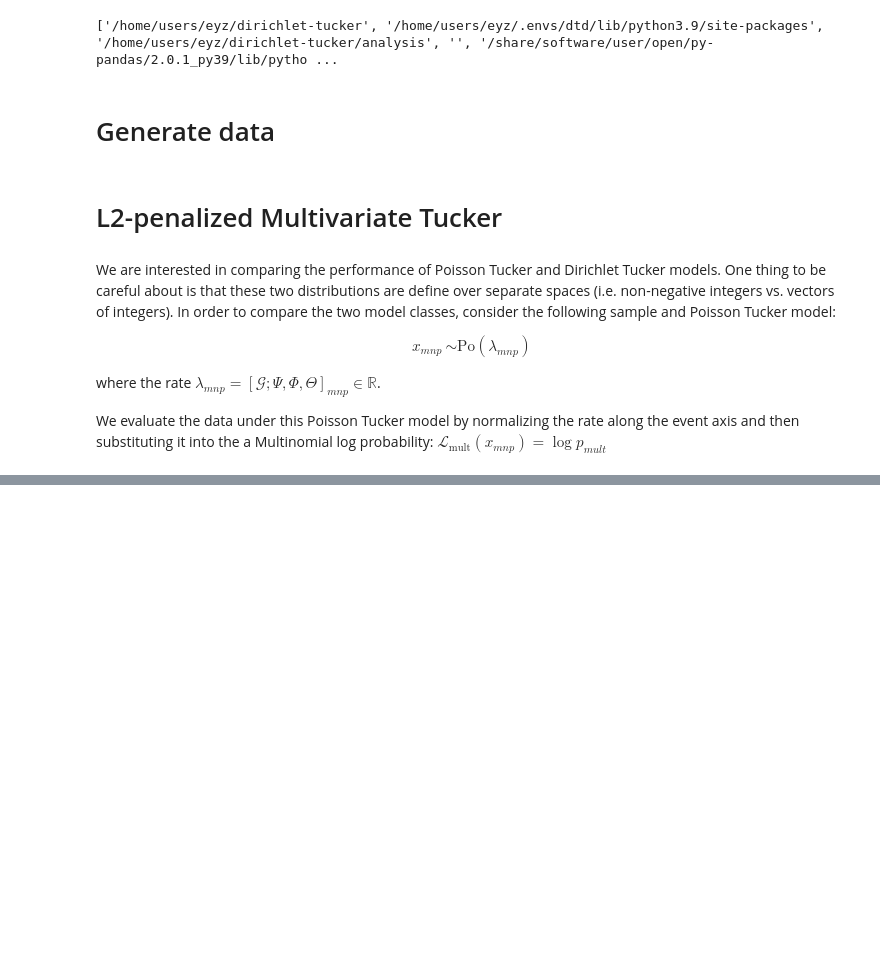
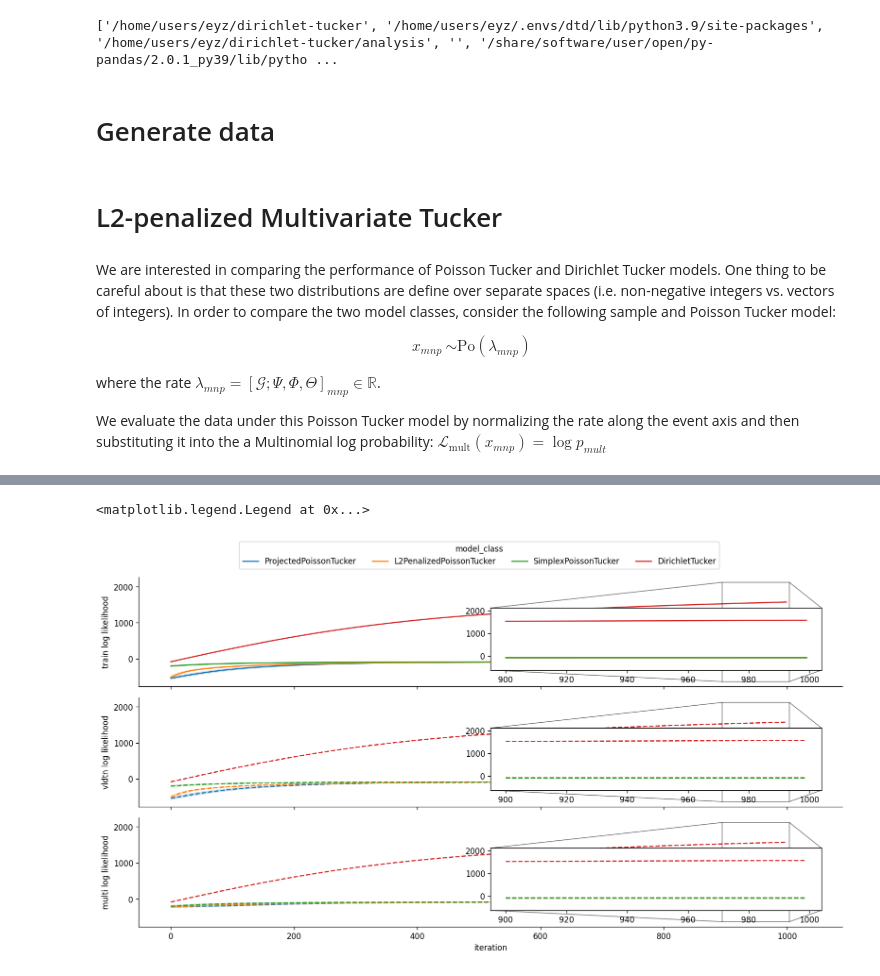
Before and after one commit to lindermanlab/dirichlet-tucker, a Jupyter notebook: analysis/model_comparison.ipynb, the cells around one changed output, grey strips where cells are left out. Cells and saved outputs as stored; diff of their text form; code cells hidden in the pictures; blank space fills up the shorter version.

```diff
--- a/analysis/model_comparison.ipynb
+++ b/analysis/model_comparison.ipynb
@@ -137,0 +148,8 @@ def scaled_poisson_iter_callback(loss, model, data, data_mask):
+# %%
+# (model_klass, log_prior_weight, iter_callback)
+model_and_params_list = [
+    (ProjectedPoissonTucker, 1, scaled_poisson_iter_callback),
+    (L2PenalizedPoissonTucker, 1, scaled_poisson_iter_callback),
+    (SimplexPoissonTucker, 1, scaled_poisson_iter_callback),
+    (DirichletTucker, 1, dirichlet_iter_callback),
+]
@@ -137,0 +200,9 @@ def scaled_poisson_iter_callback(loss, model, data, data_mask):
+# %%
+# Post process
+for model_name, model_dict in model_results_dict.items():
+    for model_key, vals in model_dict.items():
+        if model_key == 'model':
+            continue
+
+        model_dict[model_key] = jnp.stack(vals)
+        # print(model_name, key, vals.shape)
@@ -137,0 +217,56 @@ def scaled_poisson_iter_callback(loss, model, data, data_mask):
+# %%
+fig, axs = plt.subplots(nrows=3, sharex='col', gridspec_kw={'hspace':0.1},
+                        figsize=(16,8), dpi=120)
+
+inset_idxs = jnp.arange(n_iters-100, n_iters)
+
+for i_row, (ll_type, ls) in enumerate([('train_ll', '-'), ('vldtn_ll', '--'), ('multi_ll', '--')]):
+    ax_main = axs[i_row]
+    ax_inset = ax_main.inset_axes([0.5, 0.15, 0.47, 0.57],)
+
+    for i_model, (model_name, model_results) in enumerate(model_results_dict.items()):
+
+        c_model = f'C{i_model}'
+
+        ll = model_results[ll_type]
+        ll_mean = jnp.mean(ll, axis=0)
+        ll_std = jnp.std(ll, axis=0)
+
+        ax_main.plot(jnp.arange(n_iters), ll_mean, c=c_model, ls=ls)
+        ax_main.fill_between(jnp.arange(n_iters), ll_mean-ll_std, ll_mean+ll_std,
+                            fc=c_model, alpha=0.2)
+
+        ax_inset.plot(inset_idxs, ll_mean[inset_idxs], c=c_model, ls=ls)
+        ax_main.fill_between(inset_idxs,
+                            (ll_mean-ll_std)[inset_idxs],
+                            (ll_mean+ll_std)[inset_idxs],
+                            fc=c_model, alpha=0.1)
+
+        sns.despine(ax=ax_main)
+
+    # Increase inset margins
+    ax_inset.margins(y=0.33)
+
+    # Indicate inset
+    ax_main.indicate_inset_zoom(ax_inset, edgecolor='black')
+
+    ax_main.set_ylabel(f"{ll_type.split('_')[0]} log likelihood")
+    sns.despine(ax=ax_main)
+
+# =============================================================================
+
+axs[-1].set_xlabel('iteration')
+# Add legend
+handles = [
+    mpl.lines.Line2D([0],[0], c=f'C{i_model}', label=f'{model}')
+    for i_model, model in enumerate(model_results_dict.keys())
+]
+
+fig.legend(handles=handles, loc='lower center', bbox_to_anchor=[0.5, 0.89],
+           ncol=len(handles), title='model_class')
+
+
+# fig.suptitle(f'{model_klass.__name__}', fontsize='x-large')
+# %% [output]
+<matplotlib.legend.Legend at 0x...>
+[figure, added]
```
Also changed, not shown: parts of 25 cells of this notebook.
